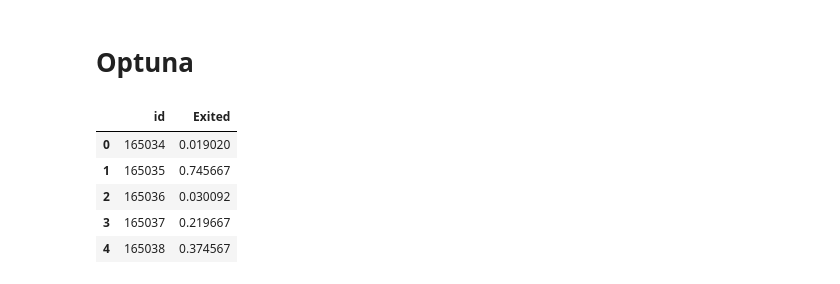
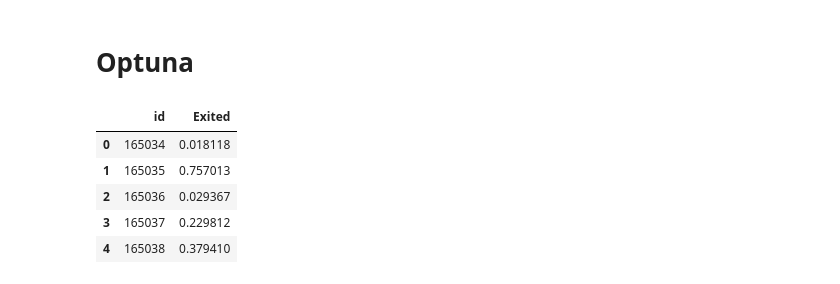
Before and after one commit to skyshine460/Binary-Classification-with-a-Bank-Churn-Dataset, a Jupyter notebook: notebookf7f7e4f5c0.ipynb, the cells around one changed output. Saved outputs shown, nothing was run; the diff lists cells and outputs as text; code cells hidden in the pictures.

```diff
--- a/notebookf7f7e4f5c0.ipynb
+++ b/notebookf7f7e4f5c0.ipynb
@@ -280,6 +280,10 @@ def category_and_category(col1, col2):
     train_df[col1+"_"+col2] = train_df[col1+"_"+col2].astype('category')
     test_df[col1+"_"+col2] = test_df[col1].astype(str) + '_' + test_df[col2].astype(str)
     test_df[col1+"_"+col2] = test_df[col1+"_"+col2].astype('category')
+# %%
+# CustomerId
+train_df['CustomerId_count'] = train_df['CustomerId'].map(train_df['CustomerId'].value_counts())
+test_df['CustomerId_count'] = test_df['CustomerId'].map(test_df['CustomerId'].value_counts())
 # %%
 # Surname
 train_df['Surname_count'] = train_df['Surname'].map(train_df['Surname'].value_counts())
@@ -639,7 +643,7 @@ plot_histograms(train_df, 'Salary_per_Age2', bins=100)
 # %% [markdown]
 # モデル用データセット
 # %%
-features = ['Surname','Surname_count', 'Gender', 'Age', 'NumOfProducts', 'Geography', 'HasCrCard', 'IsActiveMember', 'Tenure', 'EstimatedSalary', 'CreditScore', 'Age_group', 'Age_for_account_opening_group', 'Balance_per_NumOfProducts']
+features = ['CustomerId', 'CustomerId_count', 'Surname','Surname_count', 'Gender', 'Age', 'NumOfProducts', 'Geography', 'HasCrCard', 'IsActiveMember', 'Tenure', 'EstimatedSalary', 'CreditScore', 'Age_group', 'Age_for_account_opening_group', 'Balance_per_NumOfProducts']
 
 x_train = train_df[features]
 y_train = train_df['Exited']
@@ -928,23 +934,23 @@ plt.show()
 # %%
 y_pred_prob = model.predict_proba(test_df[features])[:, 1]
 
 
 sub = pd.read_csv('/kaggle/input/playground-series-s4e1/sample_submission.csv')
 test_ids = sub['id']
 
 submission = pd.DataFrame({
     'id': test_ids,
     'Exited': y_pred_prob
 })
 
-submission_name = "bank_submission7"
+submission_name = "bank_submission8"
 
 submission.to_csv(f'{submission_name}.csv', index=False)
 submission.head()
 # %% [output]
 |  | id | Exited |
-| 0 | 165034 | 0.019020 |
-| 1 | 165035 | 0.745667 |
-| 2 | 165036 | 0.030092 |
-| 3 | 165037 | 0.219667 |
-| 4 | 165038 | 0.374567 |
+| 0 | 165034 | 0.018118 |
+| 1 | 165035 | 0.757013 |
+| 2 | 165036 | 0.029367 |
+| 3 | 165037 | 0.229812 |
+| 4 | 165038 | 0.379410 |
```
Also changed, not shown: parts of 5 cells of this notebook.
